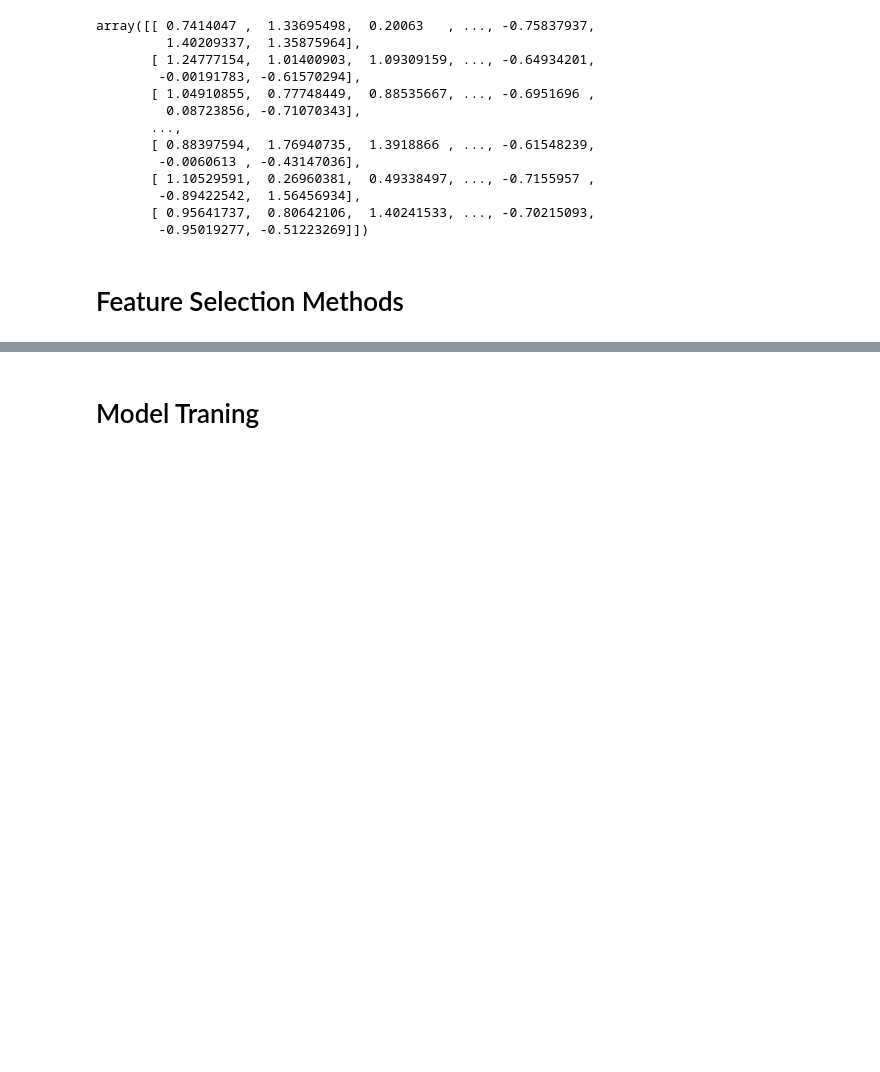
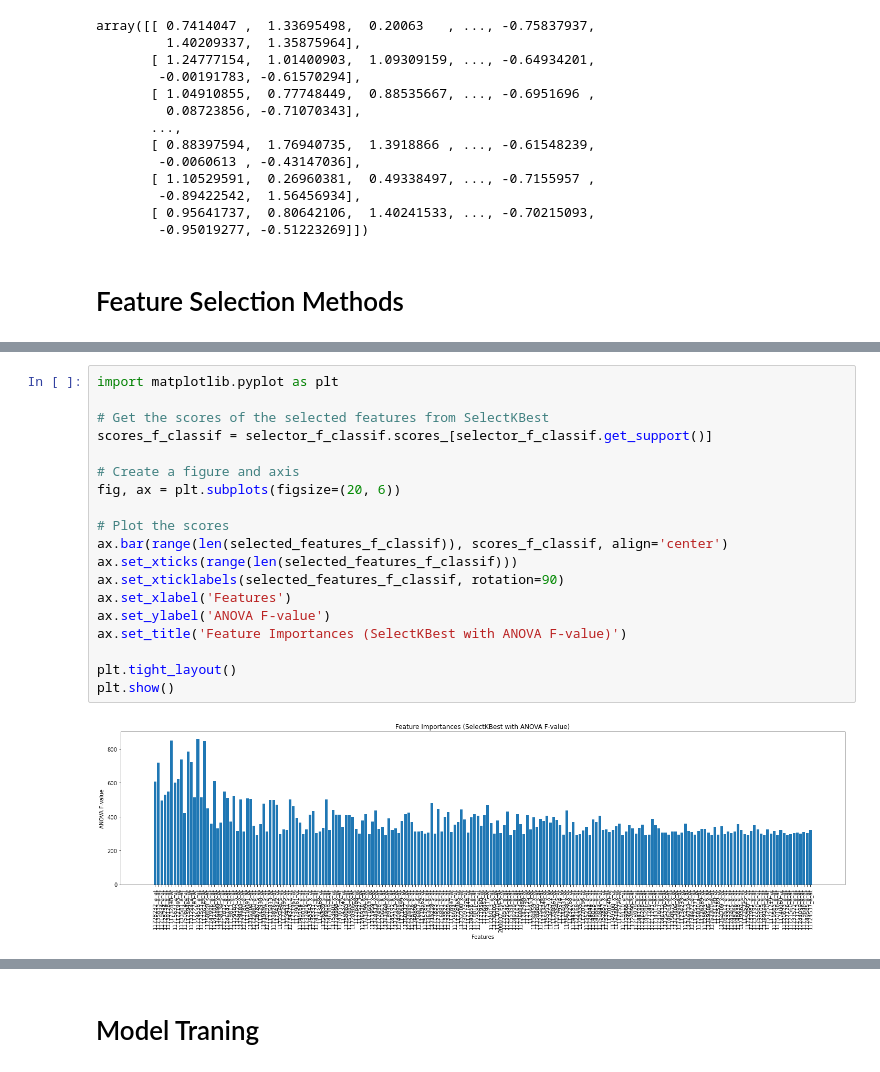
Before and after one commit to pritambera2000/BU_Bioinformatics, a Jupyter notebook: Notebooks/Cancer/Colorectal/colorectal_deg_feature_selection_lfc.ipynb, the cells around one changed output, grey strips where cells are left out. Cells and saved outputs as stored; diff of their text form; blank space fills up the shorter version.

```diff
--- a/Notebooks/Cancer/Colorectal/colorectal_deg_feature_selection_lfc.ipynb
+++ b/Notebooks/Cancer/Colorectal/colorectal_deg_feature_selection_lfc.ipynb
@@ -191,0 +272,21 @@ len(selected_features_ensemble)
+# %%
+import matplotlib.pyplot as plt
+
+# Get the scores of the selected features from SelectKBest
+scores_f_classif = selector_f_classif.scores_[selector_f_classif.get_support()]
+
+# Create a figure and axis
+fig, ax = plt.subplots(figsize=(20, 6))
+
+# Plot the scores
+ax.bar(range(len(selected_features_f_classif)), scores_f_classif, align='center')
+ax.set_xticks(range(len(selected_features_f_classif)))
+ax.set_xticklabels(selected_features_f_classif, rotation=90)
+ax.set_xlabel('Features')
+ax.set_ylabel('ANOVA F-value')
+ax.set_title('Feature Importances (SelectKBest with ANOVA F-value)')
+
+plt.tight_layout()
+plt.show()
+# %% [output]
+[figure, added]
```
Also changed, not shown: parts of 26 cells of this notebook.
